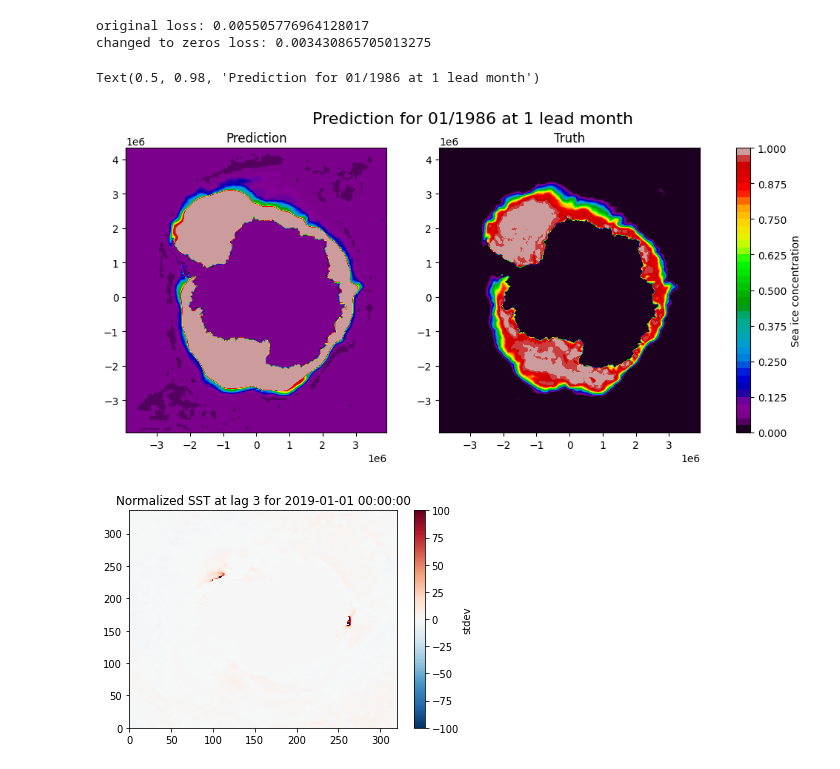
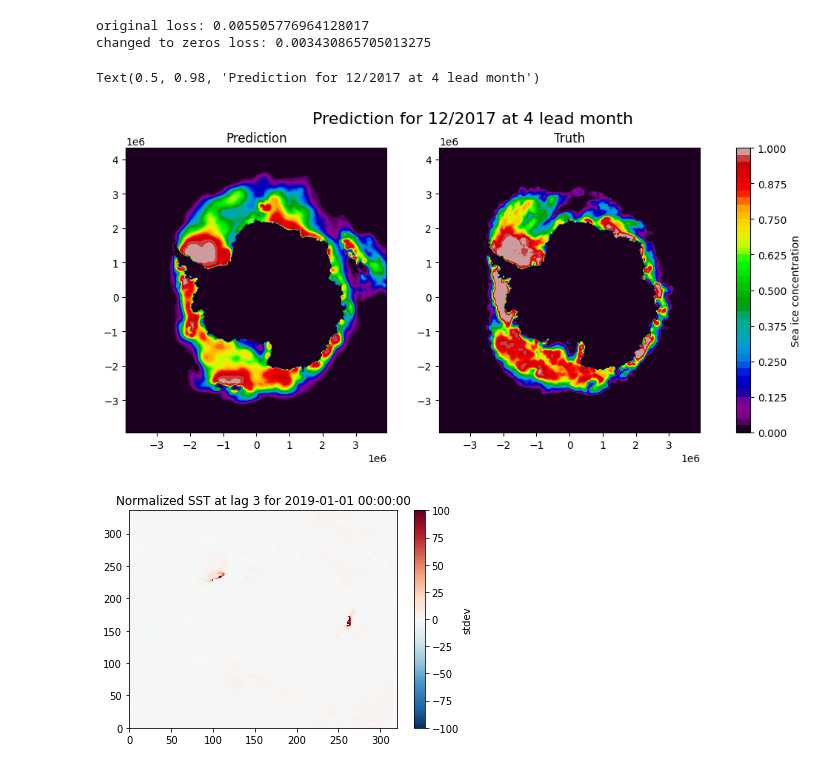
Before and after one commit to ychnli/sicpred, a Jupyter notebook: notebooks/models_testing.ipynb, the cells around one changed output. Drawn from its saved outputs; the diff is of its cells as text; code cells hidden in the pictures.

```diff
--- a/notebooks/models_testing.ipynb
+++ b/notebooks/models_testing.ipynb
@@ -201,7 +305,7 @@ import h5py
 
 data_directory = os.path.join(DATA_DIRECTORY, 'sicpred/data_pairs_npy')
 configuration = 'simple'
-batch_size = 4
+batch_size = 32
 
 # Create dataset instances for training, validation, and testing
 train_dataset = SeaIceDataset(data_directory, configuration, split_array, start_prediction_months, split_type='train', target_shape=(336, 320))
@@ -213,7 +317,7 @@ train_loader = DataLoader(train_dataset, batch_size=batch_size, shuffle=True, nu
 val_loader = DataLoader(val_dataset, batch_size=batch_size, shuffle=False, num_workers=1)
 test_loader = DataLoader(test_dataset, batch_size=batch_size, shuffle=False, num_workers=1)
 # %%
-num_epochs = 80
+num_epochs = 75
 
 train_losses = []
 val_losses = []
@@ -272,6 +376,8 @@ print(f"Test Loss: {test_loss:.4f}")
 
 # Save the trained model
 os.makedirs(f"{DATA_DIRECTORY}/sicpred/models", exist_ok=True)
-model_full_name = f"{model_configs['name']}_{configuration}_lr{model_configs['lr']}_epoch{num_epochs}_{model_configs['optimizer']}_weightzeros"
+model_full_name = f"UNetRes3_no_zeros_weight"
+
+save_dict_to_pickle(model_hyperparam_configs, f"{DATA_DIRECTORY}/sicpred/models/{model_full_name}.pkl")
 torch.save(model.state_dict(), f"{DATA_DIRECTORY}/sicpred/models/{model_full_name}.pth")
 # %% [output]
@@ -327,9 +405,9 @@ Estimated Total Size (MB): 1202.38
 # %%
-model_full_name = f"{model_configs['name']}_{configuration}_lr{model_configs['lr']}_epoch80_{model_configs['optimizer']}"
+# model_full_name = f"{model_configs['name']}_{configuration}_lr{model_configs['lr']}_epoch80_{model_configs['optimizer']}_weightzeros"
 
-model_state_path = os.path.join(f"{DATA_DIRECTORY}/sicpred/models/{model_full_name}.pth")
+# model_state_path = os.path.join(f"{DATA_DIRECTORY}/sicpred/models/{model_full_name}.pth")
 
-model.load_state_dict(torch.load(model_state_path, map_location=device))
+# model.load_state_dict(torch.load(model_state_path, map_location=device))
 
 model.eval()
 test_loss = 0.0
@@ -338,7 +416,7 @@ outputs_list = []
 targets_list = []
 
 with torch.no_grad():
-    for inputs, targets, target_months in train_loader:
+    for inputs, targets, target_months in val_loader:
         inputs, targets = inputs.to(device), targets.to(device)
         outputs = model(inputs)
         inputs_list.append(inputs)
@@ -381,29 +443,29 @@ nsdic_sic = xr.open_dataset(f"{DATA_DIRECTORY}/NSIDC/seaice_conc_monthly_all.nc"
 # %%
 
 fig, (ax1, ax2) = plt.subplots(1, 2, figsize=(12.5, 5))
 
 month_index = 0
-lead_time = 0
-list_elem = 15
+lead_time = 3
+list_elem = 1
 
 ax1.contourf(nsdic_sic.xgrid, nsdic_sic.ygrid, outputs_list[list_elem][month_index,lead_time,2:334,2:318].cpu(), cmap='nipy_spectral',\
     levels=np.arange(0,1.025,0.025))
 cax = ax2.contourf(nsdic_sic.xgrid, nsdic_sic.ygrid, targets_list[list_elem][month_index,lead_time,2:334,2:318].cpu(), cmap='nipy_spectral',\
     levels=np.arange(0,1.025,0.025))
 
 ax1.set_title("Prediction")
 ax2.set_title("Truth")
 
 cbar = fig.colorbar(cax, ax=[ax1, ax2], orientation='vertical')
 cbar.set_label('Sea ice concentration')
 
-predicted_month = TRAIN_MONTHS[month_index + lead_time + list_elem*batch_size]
+predicted_month = VAL_MONTHS[month_index + lead_time + list_elem*batch_size]
 
-plt.suptitle(f"Prediction for {predicted_month.month:02}/{predicted_month.year} at {lead_time+1} lead month", fontsize=16)
-#plt.savefig(f"../figures/{model_full_name}_{predicted_month.month:02}_{predicted_month.year}_lead_{lead_time+1}.jpg", dpi=300, bbox_inches='tight')
+plt.suptitle(rf"Prediction for {predicted_month.month:02}/{predicted_month.year} at {lead_time+1} lead month", fontsize=16)
+#plt.savefig(f"../figures/sample_predictions/{model_full_name}_{predicted_month.month:02}_{predicted_month.year}_lead_{lead_time+1}.jpg", dpi=300, bbox_inches='tight')
 # %% [output]
-Text(0.5, 0.98, 'Prediction for 01/1986 at 1 lead month')
+Text(0.5, 0.98, 'Prediction for 12/2017 at 4 lead month')
-[figure, old version]
+[figure, new version]
 # %%
 month_index = 0
 list_elem = 0
```
Also changed, not shown: parts of 6 cells of this notebook.
